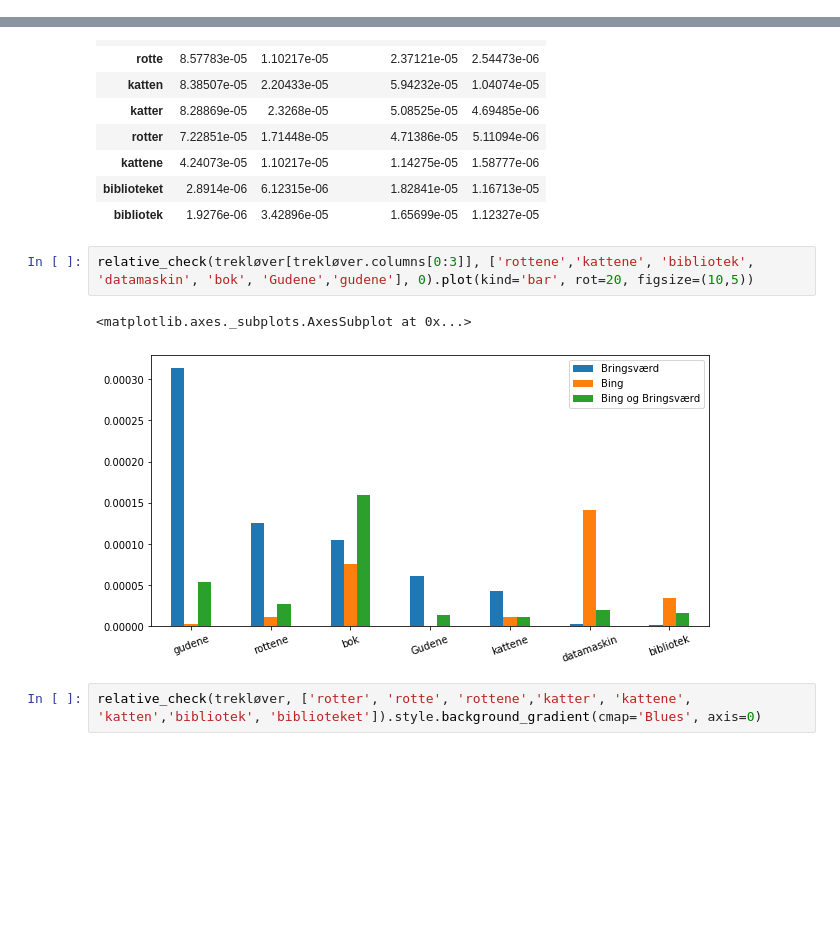
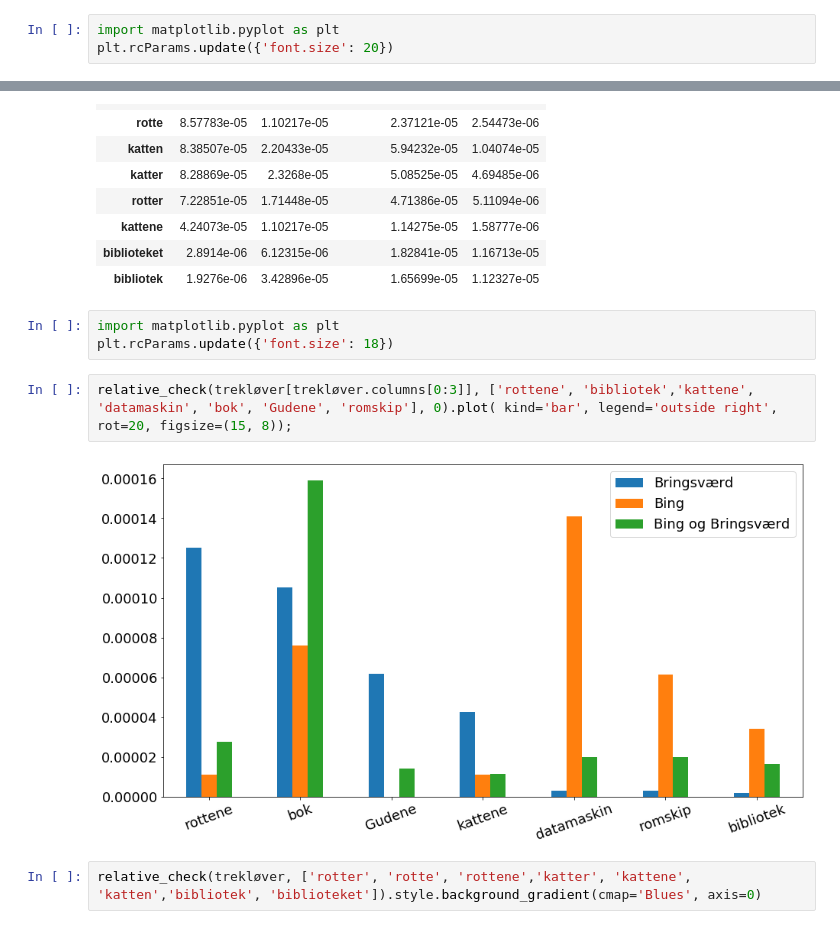
Before and after one commit to Yoonsen/Fabler, a Jupyter notebook: Fabler.ipynb, the cells around one changed output, grey strips where cells are left out. Drawn from its saved outputs; the diff is of its cells as text; blank space fills up the shorter version.

```diff
--- a/Fabler.ipynb
+++ b/Fabler.ipynb
@@ -6,6 +6,9 @@ import dhlab.module_update as mu
 import pandas as pd
 import dhlab.graph_networkx_louvain as gnl
 mu.css()
+# %%
+import matplotlib.pyplot as plt
+plt.rcParams.update({'font.size': 20})
 # %%
 mu.code_toggle()
 # %% [output]
@@ -500,11 +528,13 @@ relative_check(trekløver, ['rotter', 'rotte', 'rottene','katter', 'kattene', 'k
 | kattene | 4.24073e-05 | 1.10217e-05 | 1.14275e-05 | 1.58777e-06 |
 | biblioteket | 2.8914e-06 | 6.12315e-06 | 1.82841e-05 | 1.16713e-05 |
 | bibliotek | 1.9276e-06 | 3.42896e-05 | 1.65699e-05 | 1.12327e-05 |
+# %%
+import matplotlib.pyplot as plt
+plt.rcParams.update({'font.size': 18})
 # %%
-relative_check(trekløver[trekløver.columns[0:3]], ['rottene','kattene', 'bibliotek', 'datamaskin', 'bok', 'Gudene','gudene'], 0).plot(kind='bar', rot=20, figsize=(10,5))
+relative_check(trekløver[trekløver.columns[0:3]], ['rottene', 'bibliotek','kattene', 'datamaskin', 'bok', 'Gudene', 'romskip'], 0).plot( kind='bar', legend='outside right', rot=20, figsize=(15, 8));
 # %% [output]
-<matplotlib.axes._subplots.AxesSubplot at 0x...>
-[figure, old version]
+[figure, new version]
 # %%
 relative_check(trekløver, ['rotter', 'rotte', 'rottene','katter', 'kattene', 'katten','bibliotek', 'biblioteket']).style.background_gradient(cmap='Blues', axis=0)
 # %% [output]
```
Also changed, not shown: parts of 16 cells of this notebook.
